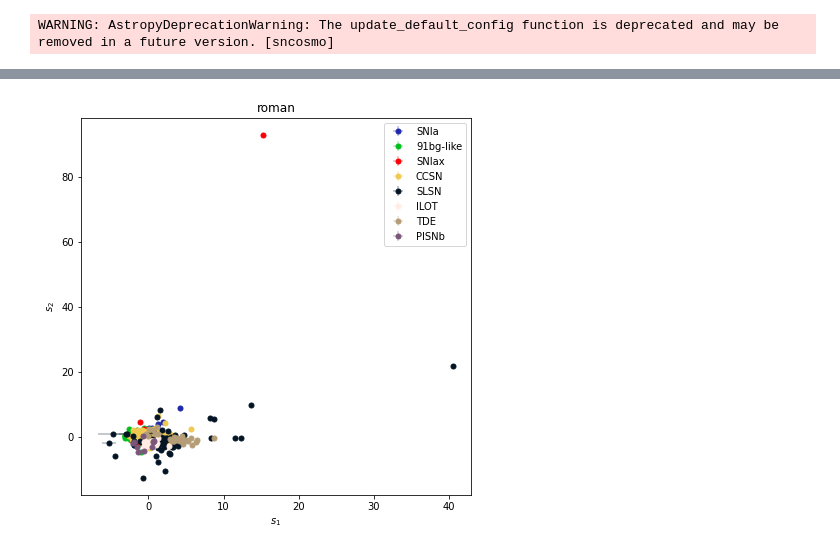
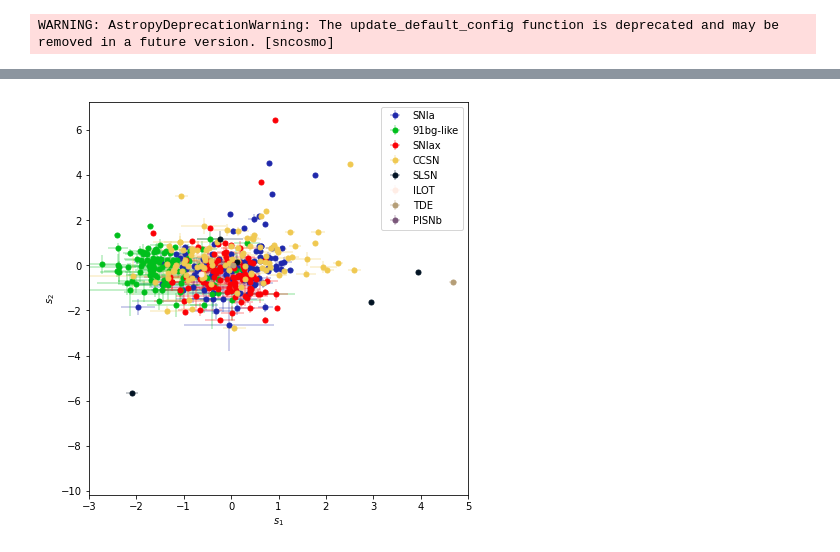
Before and after one commit to BelalAbdelhadi/SpectralParSNIP, a Jupyter notebook: notebooks/classification.ipynb, the cells around one changed output, grey strips where cells are left out. Cells and saved outputs as stored; diff of their text form; code cells hidden in the pictures.

Commit message:
Final Figures and output

```diff
--- a/notebooks/classification.ipynb
+++ b/notebooks/classification.ipynb
@@ -19,5 +29,8 @@ WARNING: AstropyDeprecationWarning: The update_default_config function is deprec
 # %%
 model = parsnip.load_model('../parsnip-mod/models/model_roman_full.pt')
 roman_classifier = parsnip.Classifier()
+roman_train = lcdata.read_hdf5('roman_train.h5')
+pred_train = model.predict_dataset(roman_train)
 dataset = lcdata.read_hdf5('roman_test.h5')
-preds = model.predict_dataset(dataset, augment=True)
+pred_test = model.predict_dataset(dataset, augment=True)
+pred_test['original_object_id'] = pred_test['object_id']
@@ -116,2 +59,0 @@ Fraction correct: 0.9180
-# %%
-pred_test = model.predict_dataset(dataset)
@@ -426,7 +288,9 @@ plt.savefig('./roman_classification13.pdf')
 # %%
-parsnip.plot_representation(pred_train, roman_plot_labels, idx1=1, idx2=2, max_count=200)
-plt.title('roman')
+sn_types = ['SNIa', '91bg-like', 'SNIax', 'CCSN', 'SLSN', 'ILOT', 'TDE', 'PISNb']
+parsnip.plot_representation(pred_test, sn_types, idx1=1, idx2=2, max_count=100)
+plt.xlim(-3,5)
+plt.show()
 
-plt.savefig('./roman_classification12.pdf')
+#plt.savefig('./roman_classification12.pdf')
 # %% [output]
-[figure, old version]
+[figure, new version]
```
Also changed, not shown: parts of 23 cells of this notebook, 37 other files.
